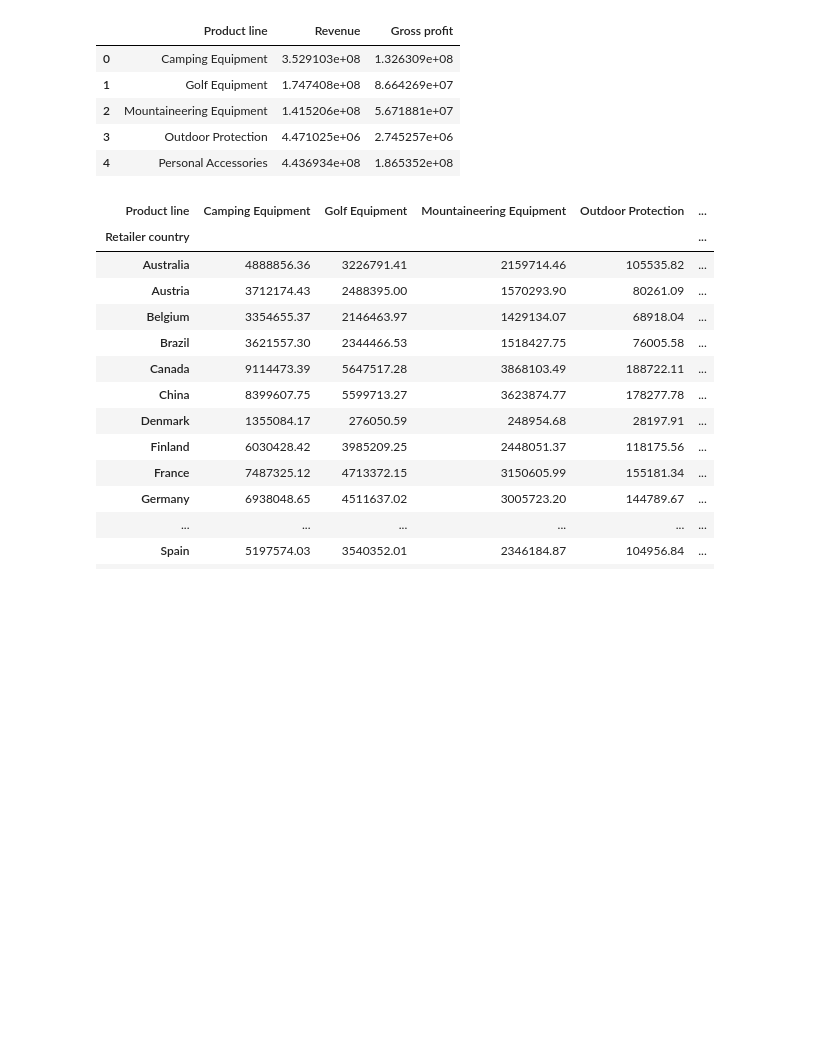
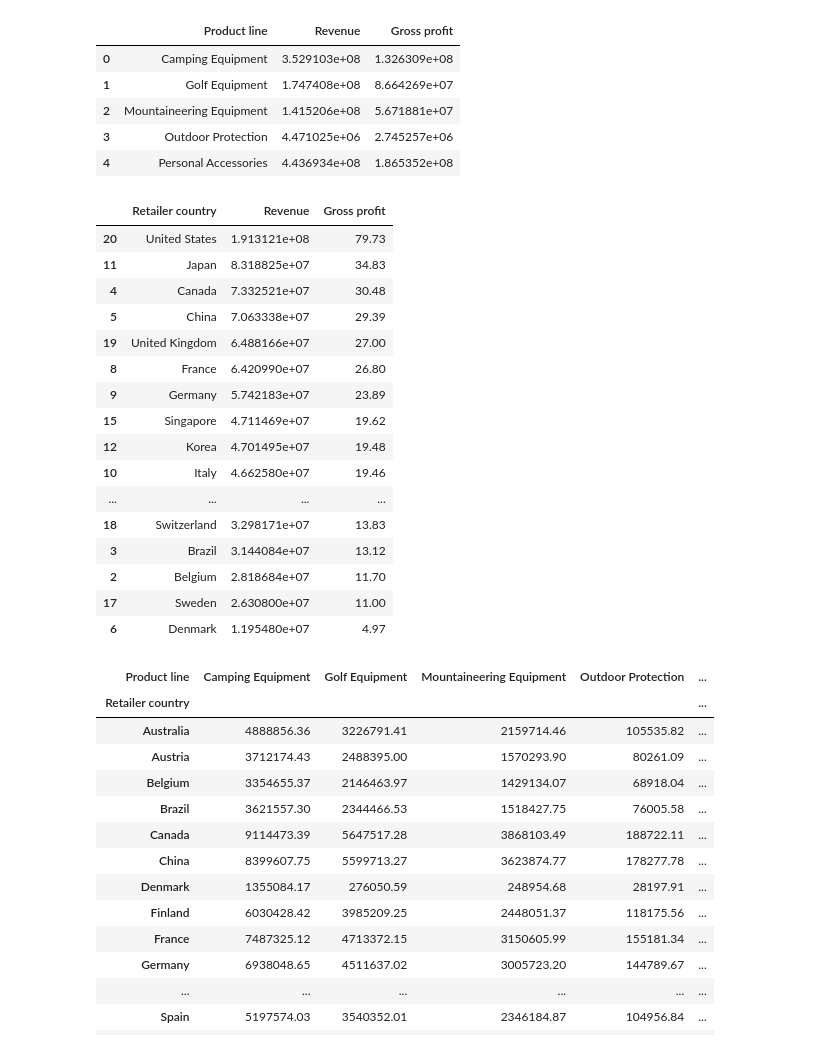
Before and after one commit to alexfcub/Presentation-And-Visualization, a Jupyter notebook: hw2/Data inspection.ipynb, the cells around one changed output. Saved outputs shown, nothing was run; the diff lists cells and outputs as text; code cells hidden in the pictures; blank space fills up the shorter version.

```diff
--- a/hw2/Data inspection.ipynb
+++ b/hw2/Data inspection.ipynb
@@ -42,3 +45,26 @@ gross_by_product_line
 | 2 | Mountaineering Equipment | 1.415206e+08 | 5.671881e+07 |
 | 3 | Outdoor Protection | 4.471025e+06 | 2.745257e+06 |
 | 4 | Personal Accessories | 4.436934e+08 | 1.865352e+08 |
+# %%
+gross_by_country = df_2007.groupby("Retailer country",as_index = False).sum()[["Retailer country","Revenue","Gross profit"]]
+gross_by_country['Gross profit'] = np.round(gross_by_country['Gross profit']/1000000,2)
+gross_by_country = gross_by_country.sort_values(['Gross profit'], ascending=False)
+gross_by_country
+# %% [output]
+|  | Retailer country | Revenue | Gross profit |
+| 20 | United States | 1.913121e+08 | 79.73 |
+| 11 | Japan | 8.318825e+07 | 34.83 |
+| 4 | Canada | 7.332521e+07 | 30.48 |
+| 5 | China | 7.063338e+07 | 29.39 |
+| 19 | United Kingdom | 6.488166e+07 | 27.00 |
+| 8 | France | 6.420990e+07 | 26.80 |
+| 9 | Germany | 5.742183e+07 | 23.89 |
+| 15 | Singapore | 4.711469e+07 | 19.62 |
+| 12 | Korea | 4.701495e+07 | 19.48 |
+| 10 | Italy | 4.662580e+07 | 19.46 |
+| ... | ... | ... | ... |
+| 18 | Switzerland | 3.298171e+07 | 13.83 |
+| 3 | Brazil | 3.144084e+07 | 13.12 |
+| 2 | Belgium | 2.818684e+07 | 11.70 |
+| 17 | Sweden | 2.630800e+07 | 11.00 |
+| 6 | Denmark | 1.195480e+07 | 4.97 |
```
Also changed, not shown: parts of 15 cells of this notebook, 23 other files.
